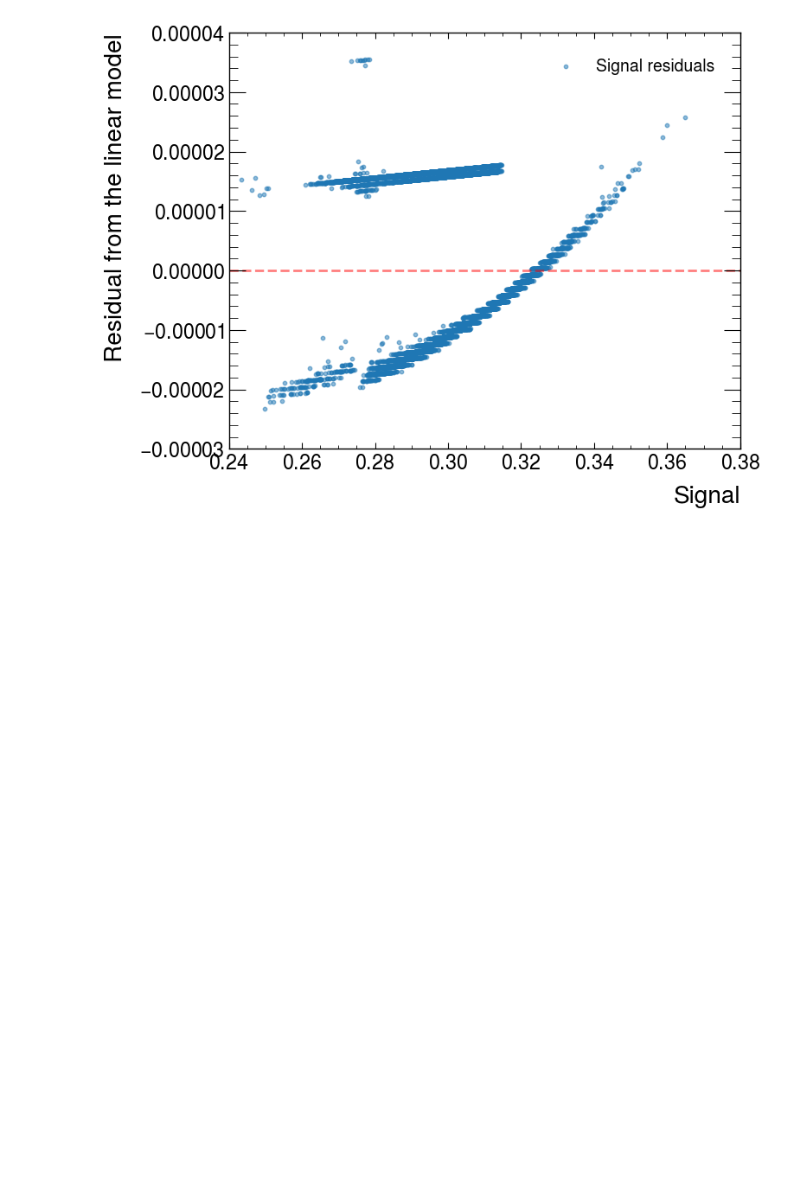
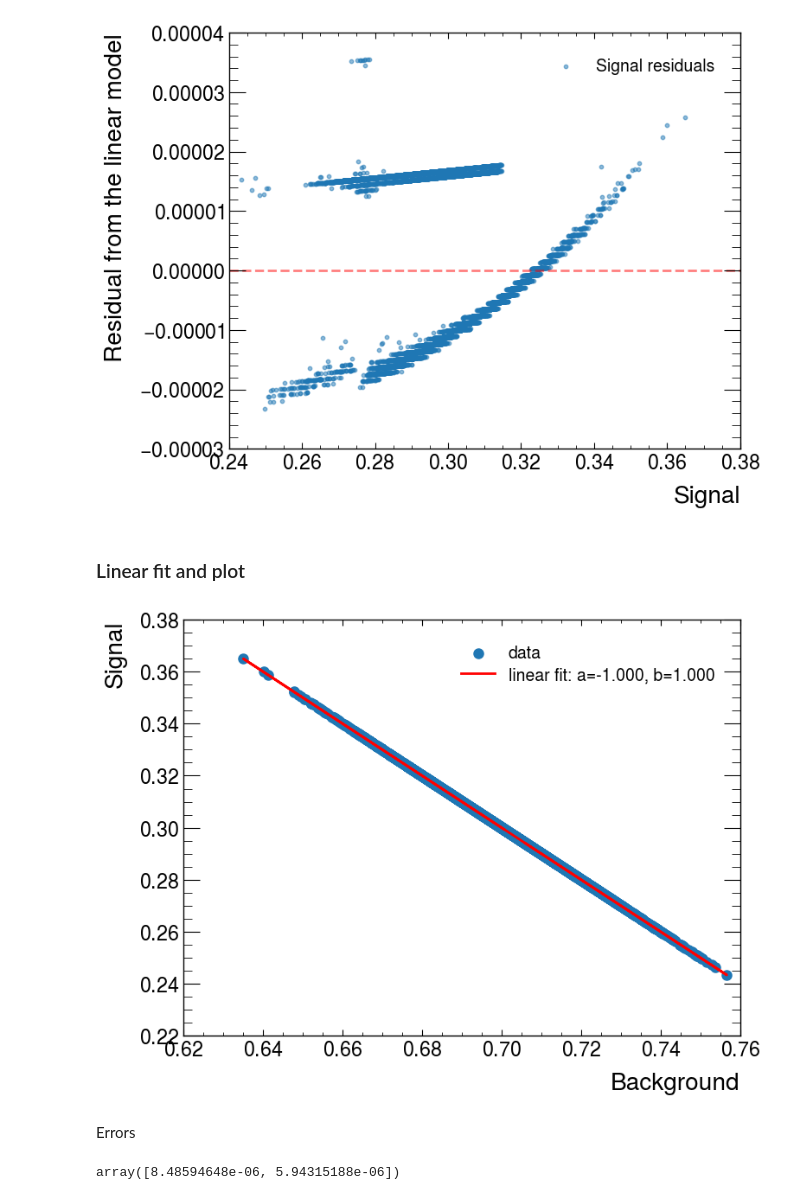
Before and after one commit to draczew23/TFractionFitter_job, a Jupyter notebook: err_anal.ipynb, the cells around one changed output. Saved outputs shown, nothing was run; the diff lists cells and outputs as text; code cells hidden in the pictures; blank space fills up the shorter version.

```diff
--- a/err_anal.ipynb
+++ b/err_anal.ipynb
@@ -486,3 +414,31 @@ plt.tight_layout()
 plt.savefig("sign_residuals.pdf")
 # %% [output]
 [figure]
+# %% [markdown]
+### Linear fit and plot
+# %%
+from scipy.optimize import curve_fit
+
+def linear_function(x, a, b):
+    return a * x + b
+
+popt, pcov = curve_fit(linear_function, bkg, sig)
+perr = np.sqrt(np.diag(pcov))
+plt.scatter(bkg, sig, label='data')
+plt.plot(bkg, linear_function(bkg, *popt), 'r-',
+
+         label='linear fit: a=%5.3f, b=%5.3f' % tuple(popt))
+
+plt.xlabel('Background')
+plt.ylabel('Signal')
+plt.legend()
+plt.tight_layout()
+plt.show()
+# %% [output]
+[figure, added]
+# %% [markdown]
+Errors
+# %%
+perr
+# %% [output]
+array([8.48594648e-06, 5.94315188e-06])
```
Also changed, not shown: parts of 10 cells of this notebook, 1 other file.
